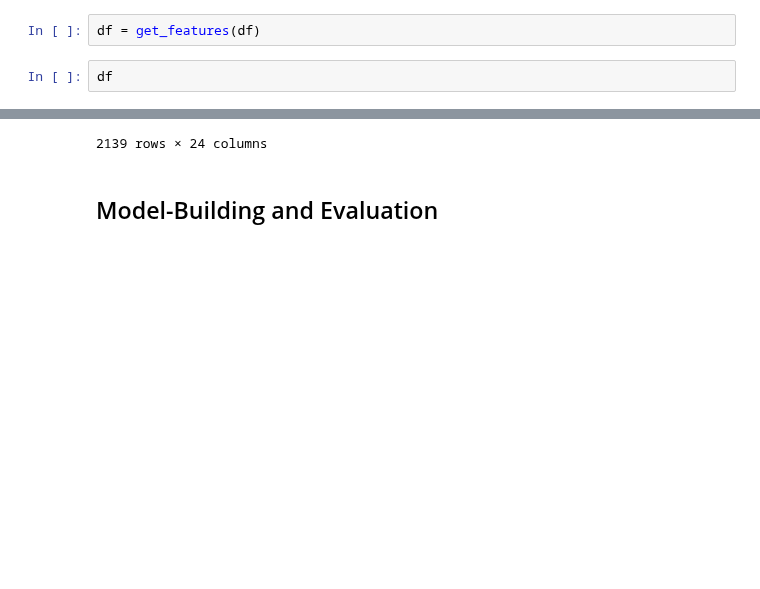
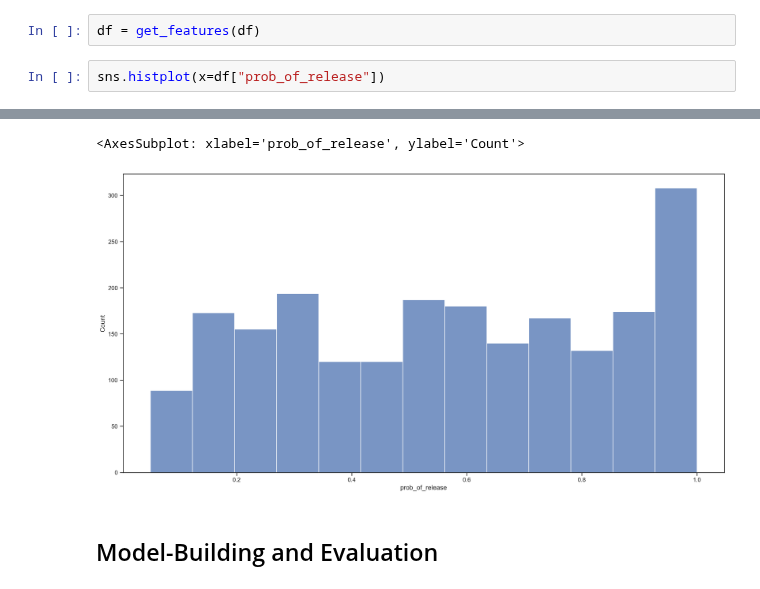
Before and after one commit to dmnapolitano/troon_release_prediction, a Jupyter notebook: Predict the Next Release - Time Series.ipynb, the cells around one changed output, grey strips where cells are left out. Cells and saved outputs as stored; diff of their text form; blank space fills up the shorter version.

```diff
--- a/Predict the Next Release - Time Series.ipynb
+++ b/Predict the Next Release - Time Series.ipynb
@@ -122,5 +122,5 @@ def get_features(df):
 # %%
 df = get_features(df)
 # %%
-df
+sns.histplot(x=df["prob_of_release"])
 # %% [output]
@@ -139,4 +127,5 @@ df
-2139 rows × 24 columns
+<AxesSubplot: xlabel='prob_of_release', ylabel='Count'>
+[figure, added]
 # %% [markdown]
 ## Model-Building and Evaluation
 # %%
```
Also changed, not shown: parts of 3 cells of this notebook.
